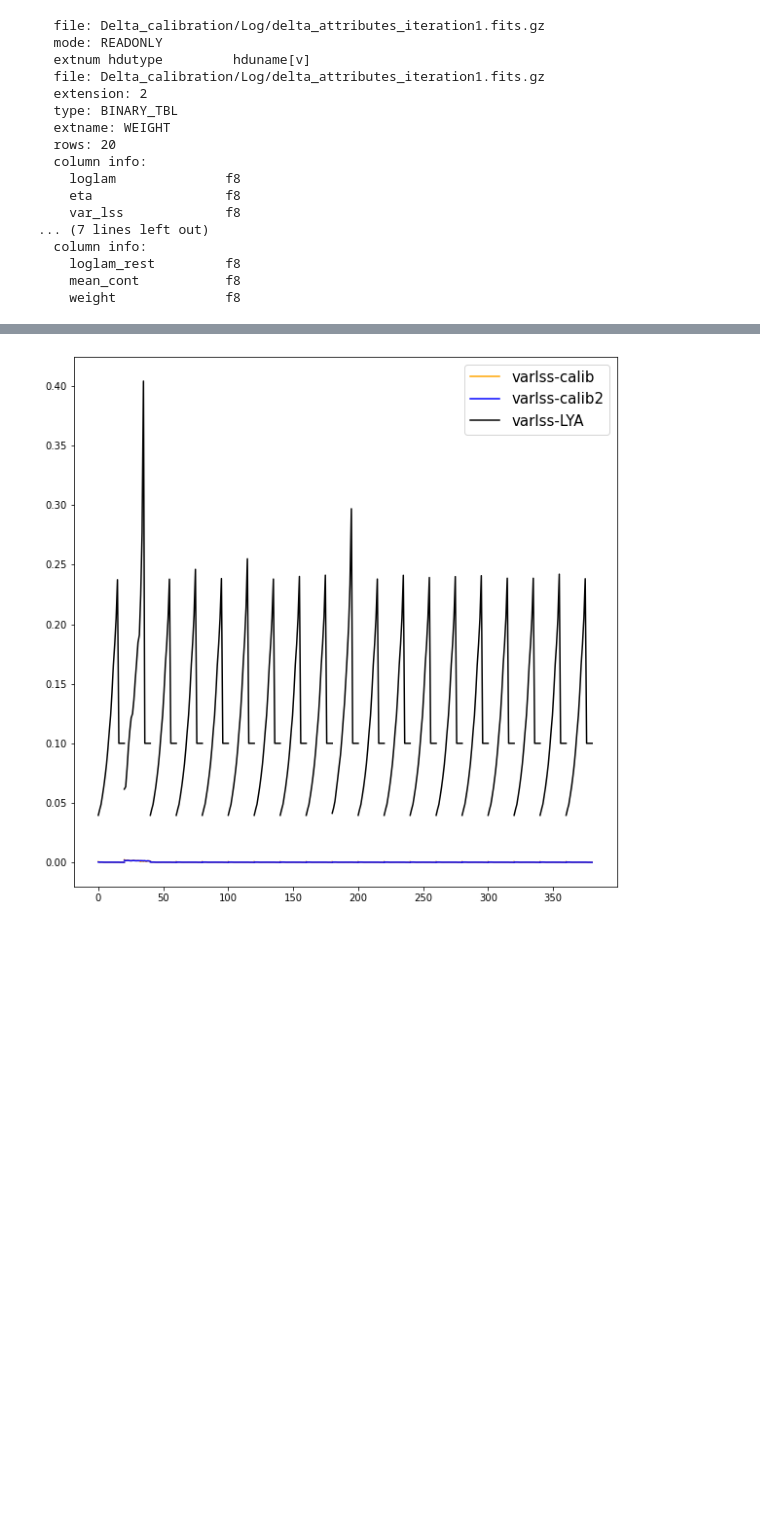
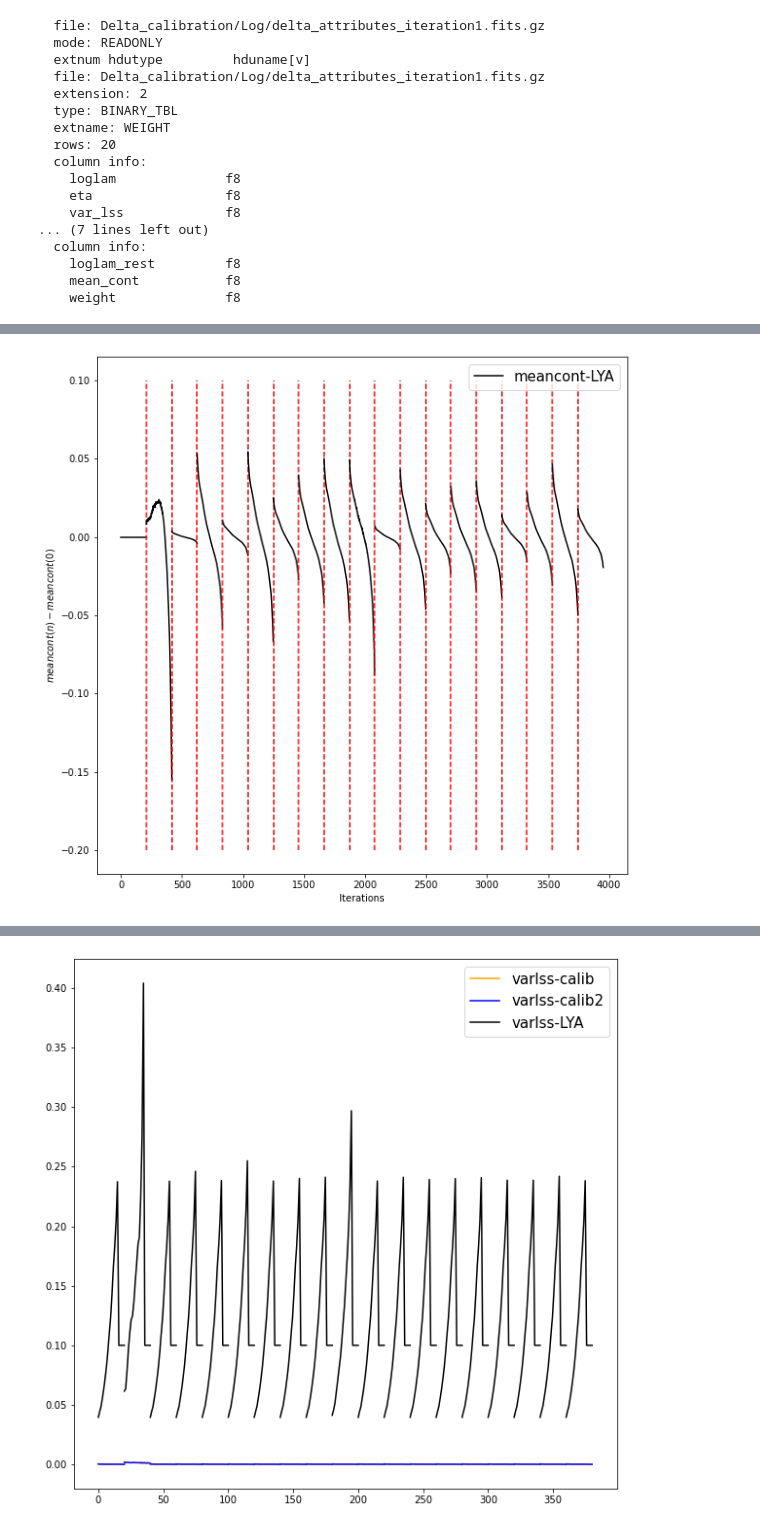
Before and after one commit to moonlovist/Picca_convergence_check, a Jupyter notebook: picca_convergence.ipynb, the cells around one changed output, grey strips where cells are left out. Cells and saved outputs as stored; diff of their text form; code cells hidden in the pictures; blank space fills up the shorter version.

```diff
--- a/picca_convergence.ipynb
+++ b/picca_convergence.ipynb
@@ -66,0 +91,22 @@ for index in range(19):
+# %%
+plt.figure(figsize=(10,10))
+llen_calib = len(mean_cont_calib[0])
+llen_LYA = len(mean_cont_LYA[0])
+for num in range(len(eta_LYA)-1):
+    X_calib = np.linspace(num*llen_calib, (num+1)*llen_calib,llen_calib)
+    X_LYA = np.linspace(num*llen_LYA, (num+1)*llen_LYA,llen_LYA)
+    #plt.plot(X_calib,mean_cont_calib[num],color = 'orange')
+    #plt.plot(X_calib,mean_cont_calib2[num],color = 'blue')
+    plt.plot(X_LYA,mean_cont_LYA[num] - mean_cont_LYA[0],color = 'black')
+    plt.plot([(num+1)*llen_LYA]*100,np.linspace(-0.2,0.1,100),color = 'red',linestyle='dashed')
+X_calib = np.linspace(18*llen_calib, (18+1)*llen_calib,llen_calib)
+X_LYA = np.linspace(18*llen_LYA, (18+1)*llen_LYA,llen_LYA)
+#plt.plot(X_calib,mean_cont_calib[18],color = 'orange',label = 'meancont-calib')
+#plt.plot(X_calib,mean_cont_calib2[18],color = 'blue',label = 'meancont-calib2')
+plt.plot(X_LYA,mean_cont_LYA[18] - mean_cont_LYA[0],color = 'black',label = 'meancont-LYA')
+plt.xlabel('Iterations')
+plt.ylabel(r'$meancont(n)-meancont(0)$')
+plt.legend(fontsize = 15)
+plt.show()
+# %% [output]
+[figure, added]
```
Also changed, not shown: parts of 14 cells of this notebook.
